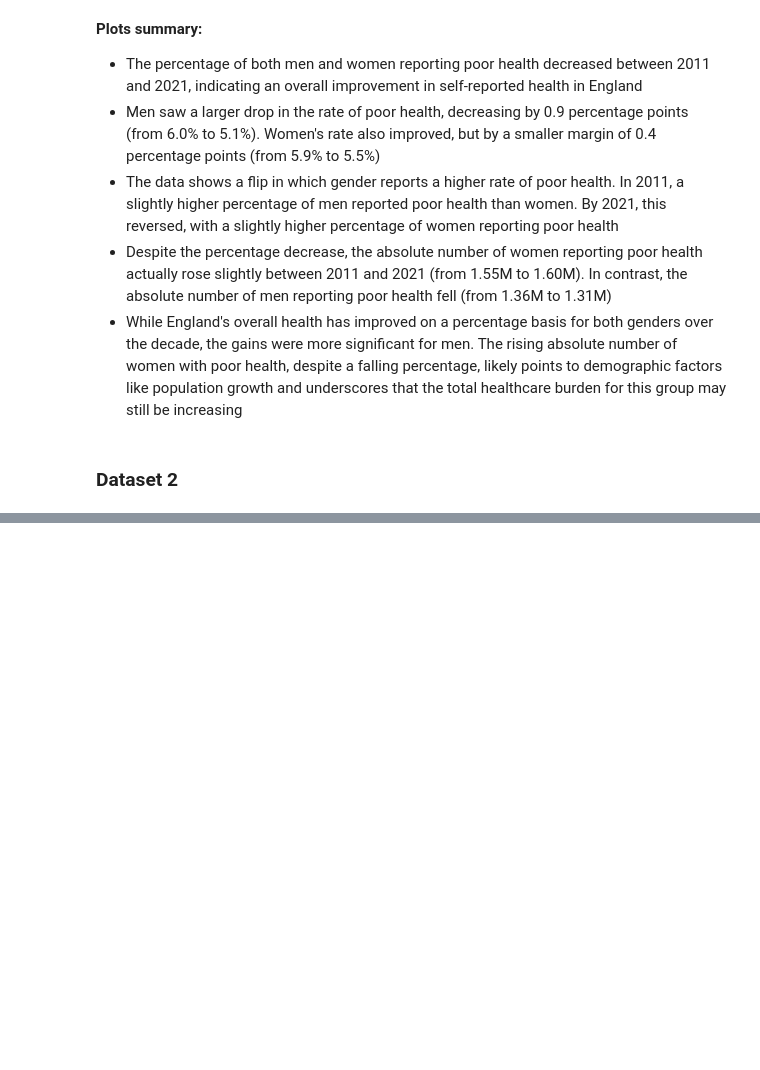
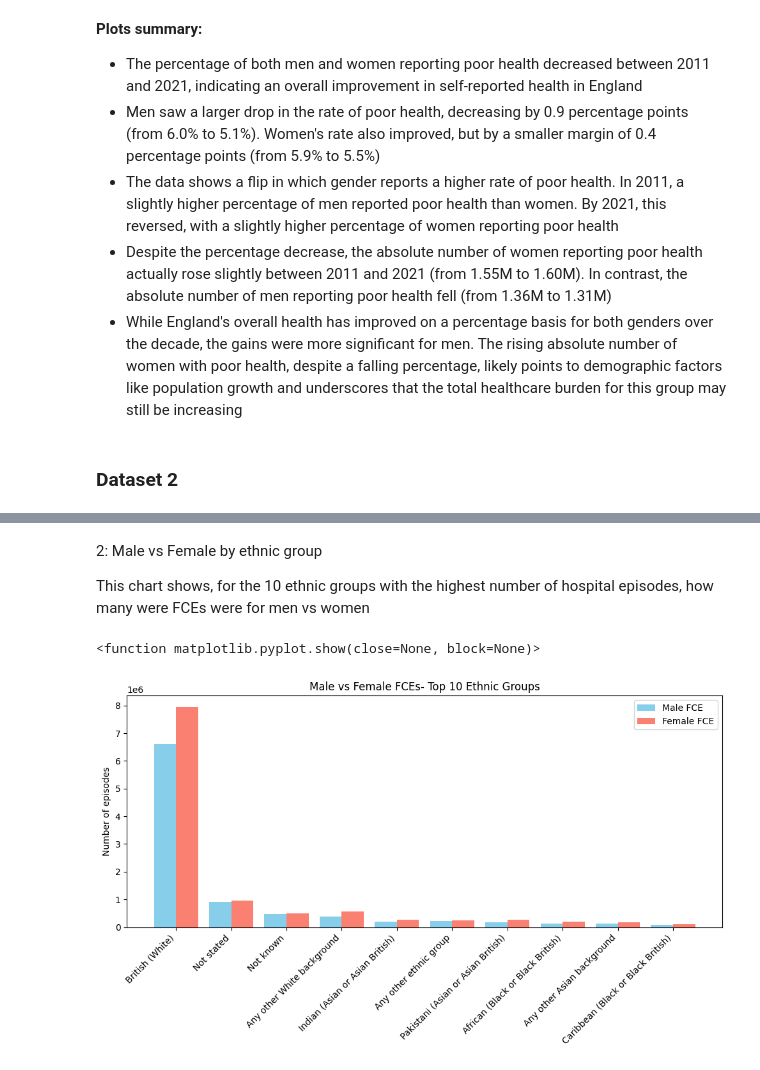
Before and after one commit to maymay238xx/Data-Science-Research-Project---Cisgender-and-Healthcare, a Jupyter notebook: notebooks/02-analysis-visualisation-notebook.ipynb, the cells around one changed output, grey strips where cells are left out. Saved outputs shown, nothing was run; the diff lists cells and outputs as text; code cells hidden in the pictures; blank space fills up the shorter version.

```diff
--- a/notebooks/02-analysis-visualisation-notebook.ipynb
+++ b/notebooks/02-analysis-visualisation-notebook.ipynb
@@ -292,0 +346,30 @@ plt.grid(axis='y', linestyle='--', alpha=0.5)
+# %% [markdown]
+2: Male vs Female by ethnic group
+
+This chart shows, for the 10 ethnic groups with the highest number of hospital episodes, how many were FCEs were for men vs women
+# %%
+# Sorting by FCE and taking the top 10 ethnic groups
+top10 = demog_sex_df.sort_values('Total_FCE', ascending=False).head(10)
+
+x = range(len(top10))
+
+width = 0.4
+
+plt.figure()
+
+# Moving the bars to stop them overlapping
+plt.bar([i-width/2 for i in x], top10['Male_FCE'], width=width, label='Male FCE',color='skyblue')
+plt.bar([i+width/2 for i in x], top10['Female_FCE'], width=width, label='Female FCE', color='salmon')
+
+# Axis labels
+plt.xticks(ticks=x, labels=top10['Ethnic_Description'], rotation=45, ha='right')
+
+plt.ylabel('Number of episodes')
+plt.title('Male vs Female FCEs- Top 10 Ethnic Groups')
+plt.legend()
+
+plt.tight_layout()
+plt.show
+# %% [output]
+<function matplotlib.pyplot.show(close=None, block=None)>
+[figure, added]
```
Also changed, not shown: parts of 34 cells of this notebook, 2 other files.
